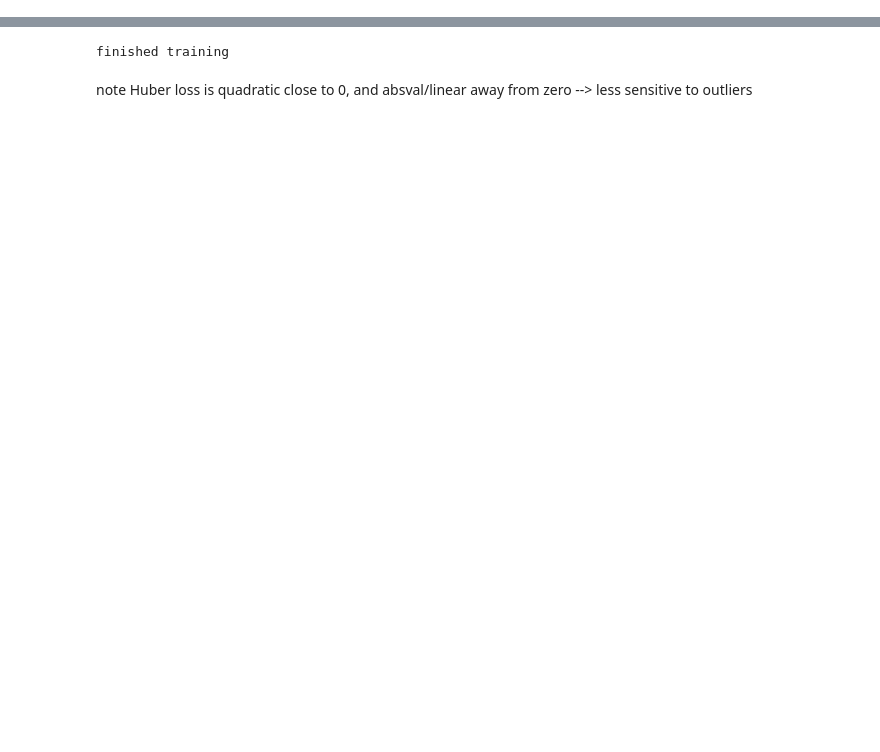
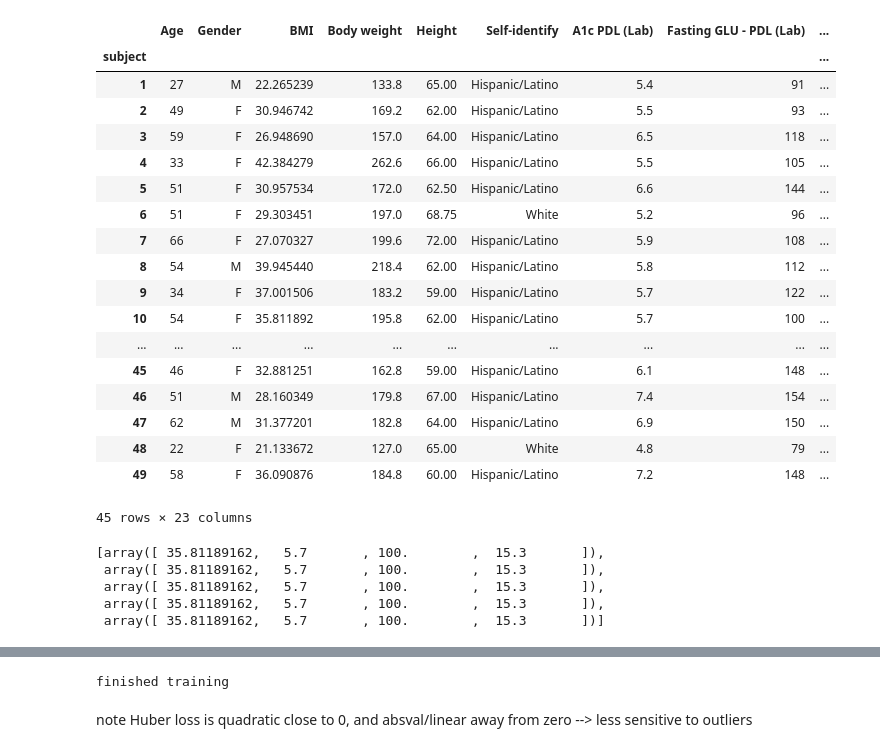
Before and after one commit to vviggyy/drp25, a Jupyter notebook: src/neural.ipynb, the cells around one changed output, grey strips where cells are left out. Drawn from its saved outputs; the diff is of its cells as text; code cells hidden in the pictures; blank space fills up the shorter version.

Commit message:
finally got extra factors to work

```diff
--- a/src/neural.ipynb
+++ b/src/neural.ipynb
@@ -20,5 +28,5 @@ import constants
 # %%
 ##load everything in
-physio = pd.read_csv
+physio = pd.read_csv(r"../../CGMacros/bio.csv", index_col="subject") #reindex
 paths = glob.glob(r"../../CGMacros/CGMacros-*/CGMacros-*.csv", recursive=True)
 df = pd.read_csv(paths[0]).fillna(0)
@@ -30,2 +49,33 @@ def get_subject_no(file_path: Path) -> int:
+# %%
+physio
+# %% [output]
+|  | Age | Gender | BMI | Body weight | Height | Self-identify | A1c PDL (Lab) | Fasting GLU - PDL (Lab) | ... |
+| subject |  |  |  |  |  |  |  |  | ... |
+| 1 | 27 | M | 22.265239 | 133.8 | 65.00 | Hispanic/Latino | 5.4 | 91 | ... |
+| 2 | 49 | F | 30.946742 | 169.2 | 62.00 | Hispanic/Latino | 5.5 | 93 | ... |
+| 3 | 59 | F | 26.948690 | 157.0 | 64.00 | Hispanic/Latino | 6.5 | 118 | ... |
+| 4 | 33 | F | 42.384279 | 262.6 | 66.00 | Hispanic/Latino | 5.5 | 105 | ... |
+| 5 | 51 | F | 30.957534 | 172.0 | 62.50 | Hispanic/Latino | 6.6 | 144 | ... |
+| 6 | 51 | F | 29.303451 | 197.0 | 68.75 | White | 5.2 | 96 | ... |
+| 7 | 66 | F | 27.070327 | 199.6 | 72.00 | Hispanic/Latino | 5.9 | 108 | ... |
+| 8 | 54 | M | 39.945440 | 218.4 | 62.00 | Hispanic/Latino | 5.8 | 112 | ... |
+| 9 | 34 | F | 37.001506 | 183.2 | 59.00 | Hispanic/Latino | 5.7 | 122 | ... |
+| 10 | 54 | F | 35.811892 | 195.8 | 62.00 | Hispanic/Latino | 5.7 | 100 | ... |
+| ... | ... | ... | ... | ... | ... | ... | ... | ... | ... |
+| 45 | 46 | F | 32.881251 | 162.8 | 59.00 | Hispanic/Latino | 6.1 | 148 | ... |
+| 46 | 51 | M | 28.160349 | 179.8 | 67.00 | Hispanic/Latino | 7.4 | 154 | ... |
+| 47 | 62 | M | 31.377201 | 182.8 | 64.00 | Hispanic/Latino | 6.9 | 150 | ... |
+| 48 | 22 | F | 21.133672 | 127.0 | 65.00 | White | 4.8 | 79 | ... |
+| 49 | 58 | F | 36.090876 | 184.8 | 60.00 | Hispanic/Latino | 7.2 | 148 | ... |
+45 rows × 23 columns
+# %%
+li = physio[FACTORS].iloc[9,:].values
+[li] * 5
+# %% [output]
+[array([ 35.81189162,   5.7       , 100.        ,  15.3       ]),
+ array([ 35.81189162,   5.7       , 100.        ,  15.3       ]),
+ array([ 35.81189162,   5.7       , 100.        ,  15.3       ]),
+ array([ 35.81189162,   5.7       , 100.        ,  15.3       ]),
+ array([ 35.81189162,   5.7       , 100.        ,  15.3       ])]
 # %%
 #get glucose response for all participants
```
Also changed, not shown: parts of 12 cells of this notebook, 2 other files.
